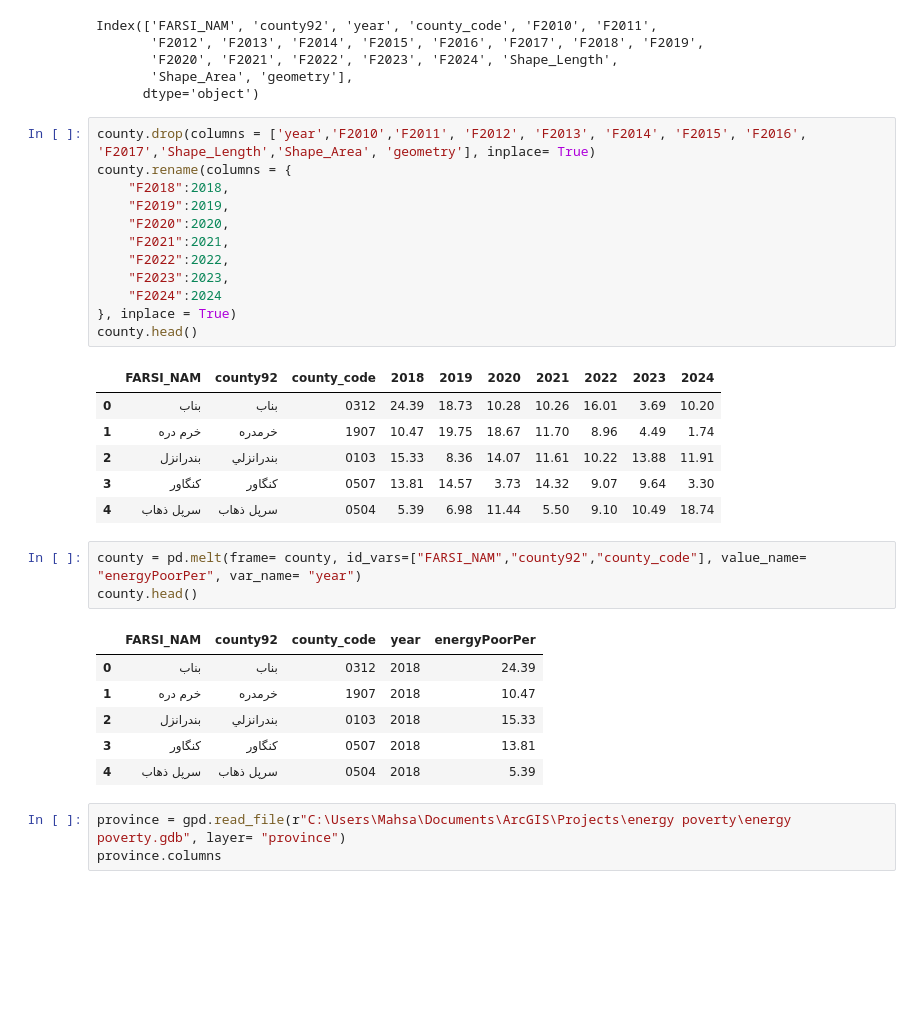
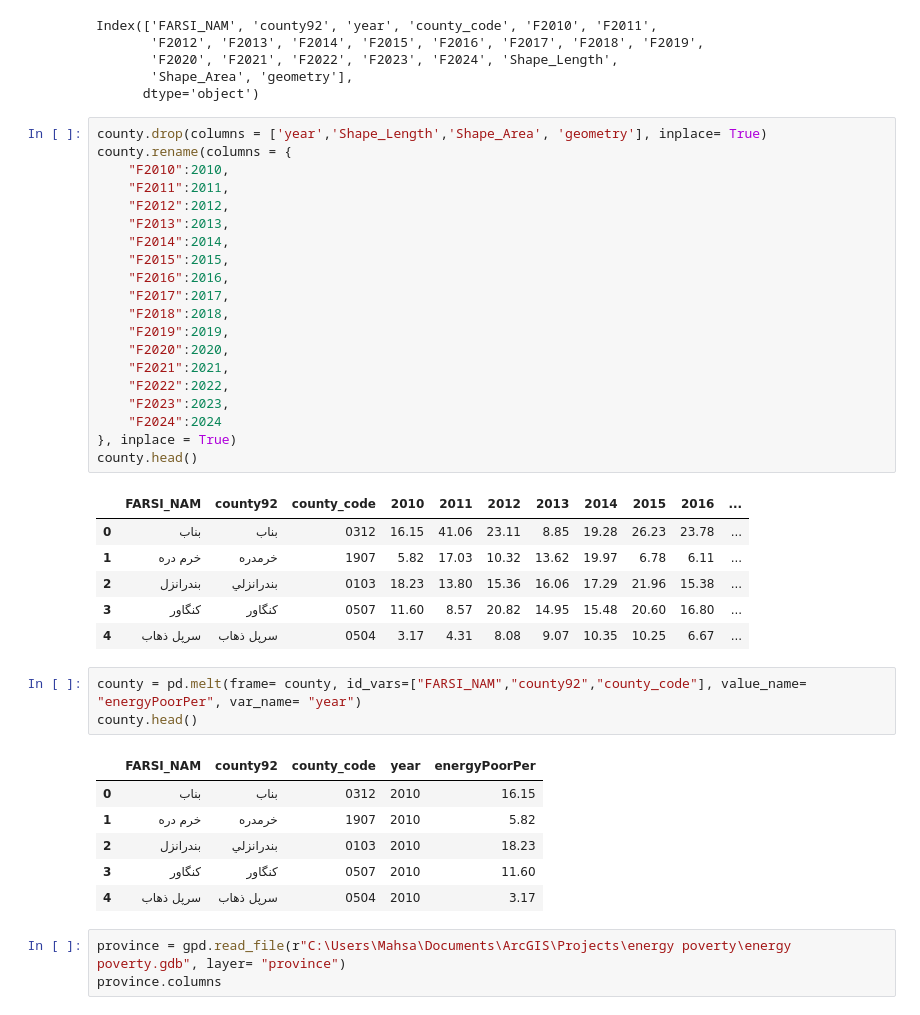
Before and after one commit to sinanarimani/energy-poverty, a Jupyter notebook: evaluation.ipynb, the cells around one changed output. Drawn from its saved outputs; the diff is of its cells as text; blank space fills up the shorter version.

```diff
--- a/evaluation.ipynb
+++ b/evaluation.ipynb
@@ -1670,34 +1670,42 @@ Index(['FARSI_NAM', 'county92', 'year', 'county_code', 'F2010', 'F2011',
        'Shape_Area', 'geometry'],
       dtype='object')
 # %%
-county.drop(columns = ['year','F2010','F2011', 'F2012', 'F2013', 'F2014', 'F2015', 'F2016', 'F2017','Shape_Length','Shape_Area', 'geometry'], inplace= True)
+county.drop(columns = ['year','Shape_Length','Shape_Area', 'geometry'], inplace= True)
 county.rename(columns = {
+    "F2010":2010,
+    "F2011":2011,
+    "F2012":2012,
+    "F2013":2013,
+    "F2014":2014,
+    "F2015":2015,
+    "F2016":2016,
+    "F2017":2017,
     "F2018":2018,
     "F2019":2019,
     "F2020":2020,
     "F2021":2021,
     "F2022":2022,
     "F2023":2023,
     "F2024":2024
 }, inplace = True)
 county.head()
 # %% [output]
-|  | FARSI_NAM | county92 | county_code | 2018 | 2019 | 2020 | 2021 | 2022 | 2023 | 2024 |
-| 0 | بناب | بناب | 0312 | 24.39 | 18.73 | 10.28 | 10.26 | 16.01 | 3.69 | 10.20 |
-| 1 | خرم دره | خرمدره | 1907 | 10.47 | 19.75 | 18.67 | 11.70 | 8.96 | 4.49 | 1.74 |
-| 2 | بندرانزل | بندرانزلي | 0103 | 15.33 | 8.36 | 14.07 | 11.61 | 10.22 | 13.88 | 11.91 |
-| 3 | كنگاور | کنگاور | 0507 | 13.81 | 14.57 | 3.73 | 14.32 | 9.07 | 9.64 | 3.30 |
-| 4 | سرپل ذهاب | سرپل ذهاب | 0504 | 5.39 | 6.98 | 11.44 | 5.50 | 9.10 | 10.49 | 18.74 |
+|  | FARSI_NAM | county92 | county_code | 2010 | 2011 | 2012 | 2013 | 2014 | 2015 | 2016 | ... |
+| 0 | بناب | بناب | 0312 | 16.15 | 41.06 | 23.11 | 8.85 | 19.28 | 26.23 | 23.78 | ... |
+| 1 | خرم دره | خرمدره | 1907 | 5.82 | 17.03 | 10.32 | 13.62 | 19.97 | 6.78 | 6.11 | ... |
+| 2 | بندرانزل | بندرانزلي | 0103 | 18.23 | 13.80 | 15.36 | 16.06 | 17.29 | 21.96 | 15.38 | ... |
+| 3 | كنگاور | کنگاور | 0507 | 11.60 | 8.57 | 20.82 | 14.95 | 15.48 | 20.60 | 16.80 | ... |
+| 4 | سرپل ذهاب | سرپل ذهاب | 0504 | 3.17 | 4.31 | 8.08 | 9.07 | 10.35 | 10.25 | 6.67 | ... |
 # %%
 county = pd.melt(frame= county, id_vars=["FARSI_NAM","county92","county_code"], value_name= "energyPoorPer", var_name= "year")
 county.head()
 # %% [output]
 |  | FARSI_NAM | county92 | county_code | year | energyPoorPer |
-| 0 | بناب | بناب | 0312 | 2018 | 24.39 |
-| 1 | خرم دره | خرمدره | 1907 | 2018 | 10.47 |
-| 2 | بندرانزل | بندرانزلي | 0103 | 2018 | 15.33 |
-| 3 | كنگاور | کنگاور | 0507 | 2018 | 13.81 |
-| 4 | سرپل ذهاب | سرپل ذهاب | 0504 | 2018 | 5.39 |
+| 0 | بناب | بناب | 0312 | 2010 | 16.15 |
+| 1 | خرم دره | خرمدره | 1907 | 2010 | 5.82 |
+| 2 | بندرانزل | بندرانزلي | 0103 | 2010 | 18.23 |
+| 3 | كنگاور | کنگاور | 0507 | 2010 | 11.60 |
+| 4 | سرپل ذهاب | سرپل ذهاب | 0504 | 2010 | 3.17 |
 # %%
 province = gpd.read_file(r"C:\Users\Mahsa\Documents\ArcGIS\Projects\energy poverty\energy poverty.gdb", layer= "province")
 province.columns
```
Also changed, not shown: parts of 1 cell of this notebook, 1 other file.
